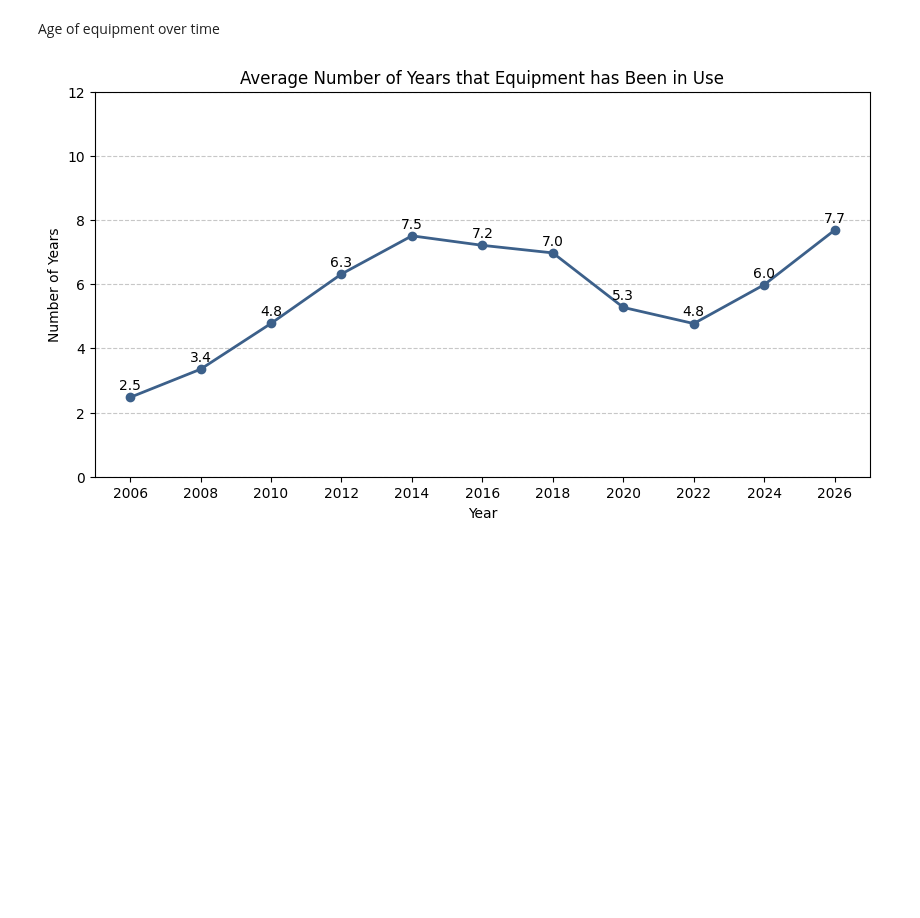
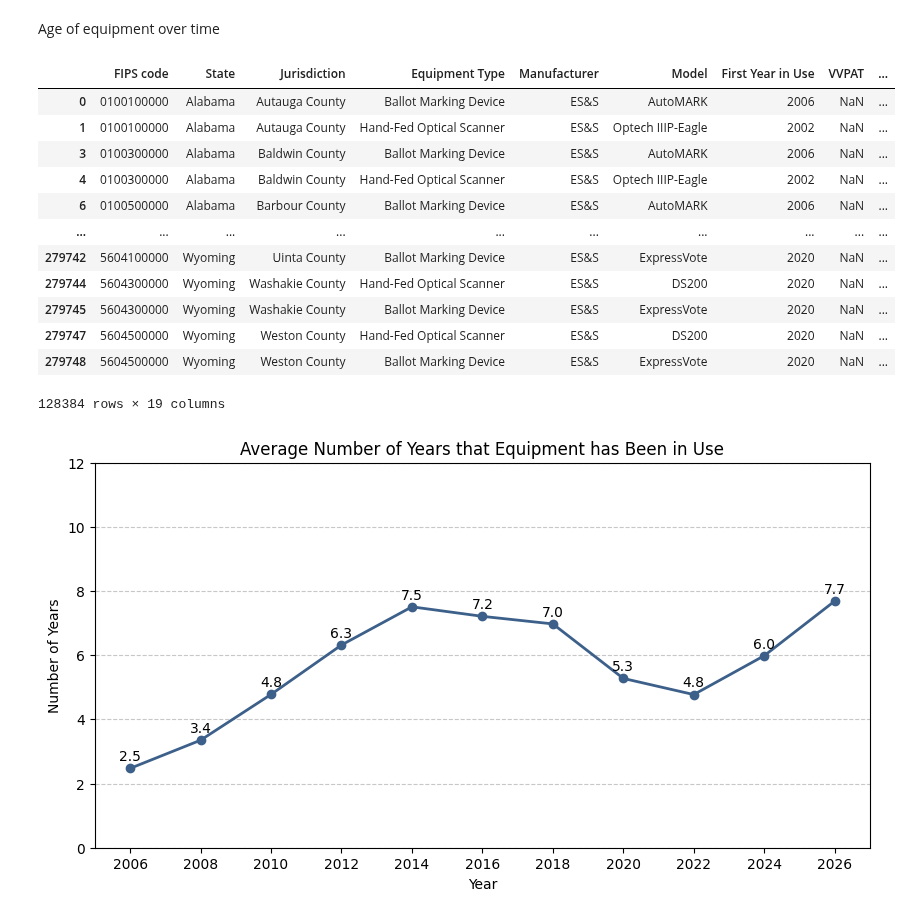
Before and after one commit to Bipartisan-Policy-Center/voting-equipment, a Jupyter notebook: analysis.ipynb, the cells around one changed output. Drawn from its saved outputs; the diff is of its cells as text; code cells hidden in the pictures; blank space fills up the shorter version.

```diff
--- a/analysis.ipynb
+++ b/analysis.ipynb
@@ -440,6 +477,22 @@ Percent of states and territories whose average equipment age exceed 5.7 years.
 85.5
 # %% [markdown]
 Age of equipment over time
+# %%
+voting_df
+# %% [output]
+|  | FIPS code | State | Jurisdiction | Equipment Type | Manufacturer | Model | First Year in Use | VVPAT | ... |
+| 0 | 0100100000 | Alabama | Autauga County | Ballot Marking Device | ES&S | AutoMARK | 2006 | NaN | ... |
+| 1 | 0100100000 | Alabama | Autauga County | Hand-Fed Optical Scanner | ES&S | Optech IIIP-Eagle | 2002 | NaN | ... |
+| 3 | 0100300000 | Alabama | Baldwin County | Ballot Marking Device | ES&S | AutoMARK | 2006 | NaN | ... |
+| 4 | 0100300000 | Alabama | Baldwin County | Hand-Fed Optical Scanner | ES&S | Optech IIIP-Eagle | 2002 | NaN | ... |
+| 6 | 0100500000 | Alabama | Barbour County | Ballot Marking Device | ES&S | AutoMARK | 2006 | NaN | ... |
+| ... | ... | ... | ... | ... | ... | ... | ... | ... | ... |
+| 279742 | 5604100000 | Wyoming | Uinta County | Ballot Marking Device | ES&S | ExpressVote | 2020 | NaN | ... |
+| 279744 | 5604300000 | Wyoming | Washakie County | Hand-Fed Optical Scanner | ES&S | DS200 | 2020 | NaN | ... |
+| 279745 | 5604300000 | Wyoming | Washakie County | Ballot Marking Device | ES&S | ExpressVote | 2020 | NaN | ... |
+| 279747 | 5604500000 | Wyoming | Weston County | Hand-Fed Optical Scanner | ES&S | DS200 | 2020 | NaN | ... |
+| 279748 | 5604500000 | Wyoming | Weston County | Ballot Marking Device | ES&S | ExpressVote | 2020 | NaN | ... |
+128384 rows × 19 columns
 # %%
 years_in_use = voting_df.groupby(["Year"])["Years in Use"].mean().reset_index()
 
```
Also changed, not shown: parts of 10 cells of this notebook, 13 other files.
